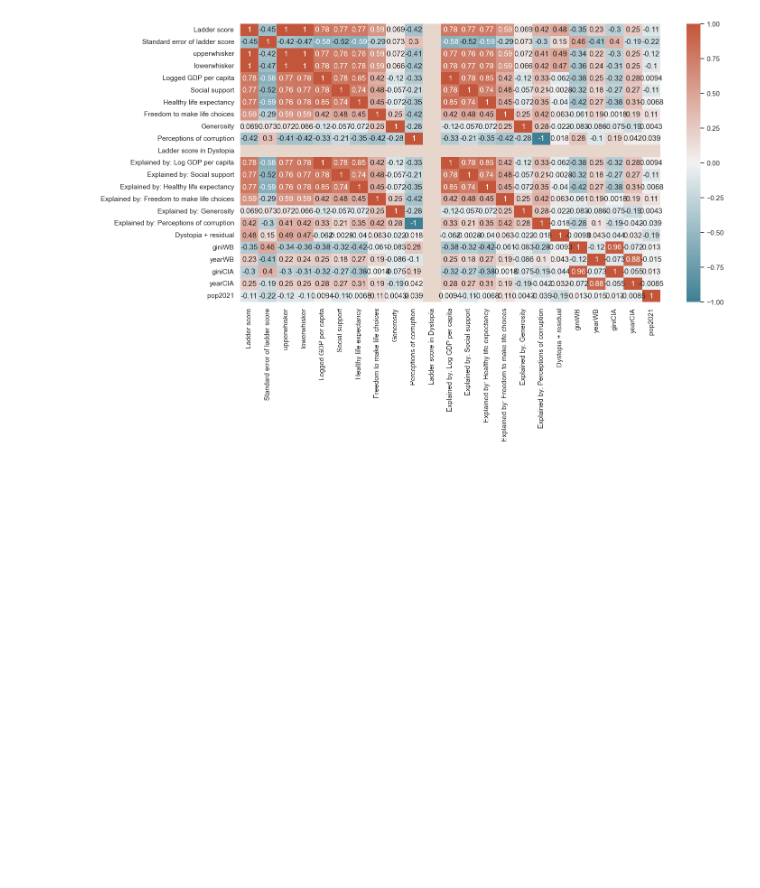
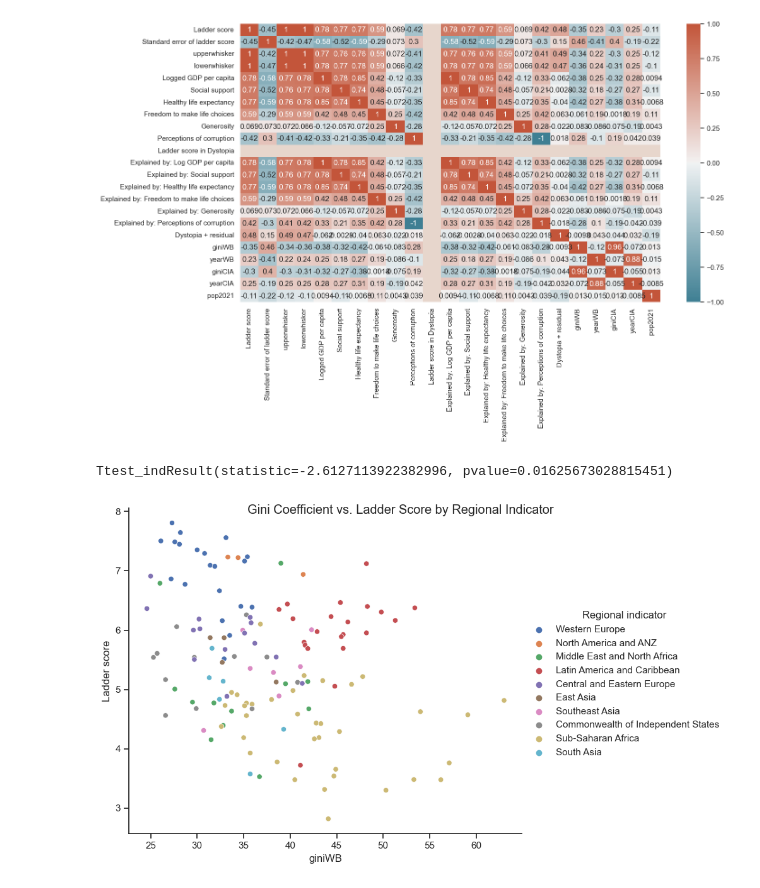
Before and after one commit to Ace-Abdul/CS216Project, a Jupyter notebook: cs216 project.ipynb, the cells around one changed output. Cells and saved outputs as stored; diff of their text form; code cells hidden in the pictures; blank space fills up the shorter version.

```diff
--- a/cs216 project.ipynb
+++ b/cs216 project.ipynb
@@ -169,3 +177,16 @@ sns.heatmap(corr, xticklabels=corr.columns, yticklabels=corr.columns, annot=True
 # %% [output]
 <AxesSubplot: >
 [figure]
+# %%
+stats.ttest_ind(a = merged_df[merged_df["Regional indicator"] == "Western Europe"]["giniWB"].dropna(), b = merged_df[merged_df["Regional indicator"] == "North America and ANZ"]["giniWB"].dropna(), equal_var = True)
+# %% [output]
+Ttest_indResult(statistic=-2.6127113922382996, pvalue=0.01625673028815451)
+# %%
+sns.set(style="ticks")
+
+g = sns.relplot(data=merged_df, x="giniWB", y="Ladder score", hue="Regional indicator", height=6, aspect=1.2)
+g.fig.suptitle("Gini Coefficient vs. Ladder Score by Regional Indicator")
+
+plt.show()
+# %% [output]
+[figure, added]
```
Also changed, not shown: parts of 4 cells of this notebook, 1 other file.
